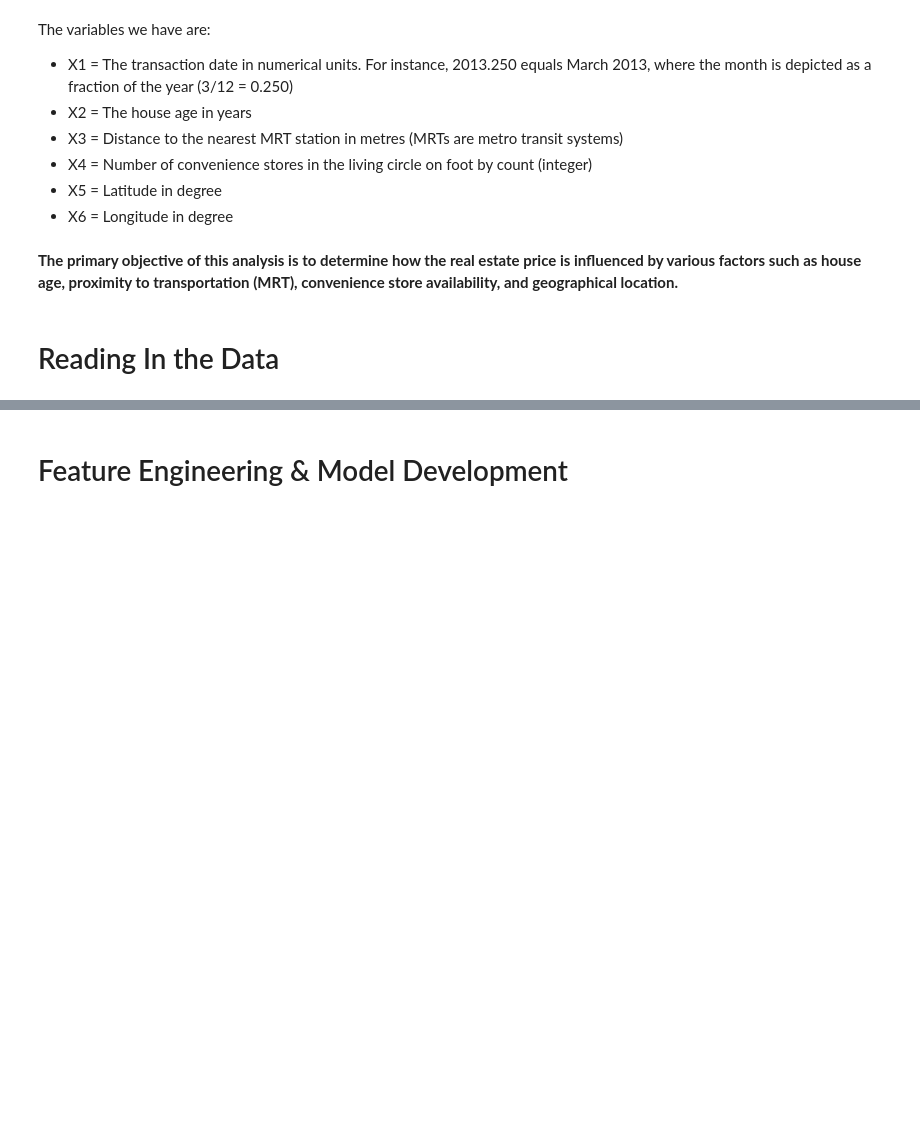
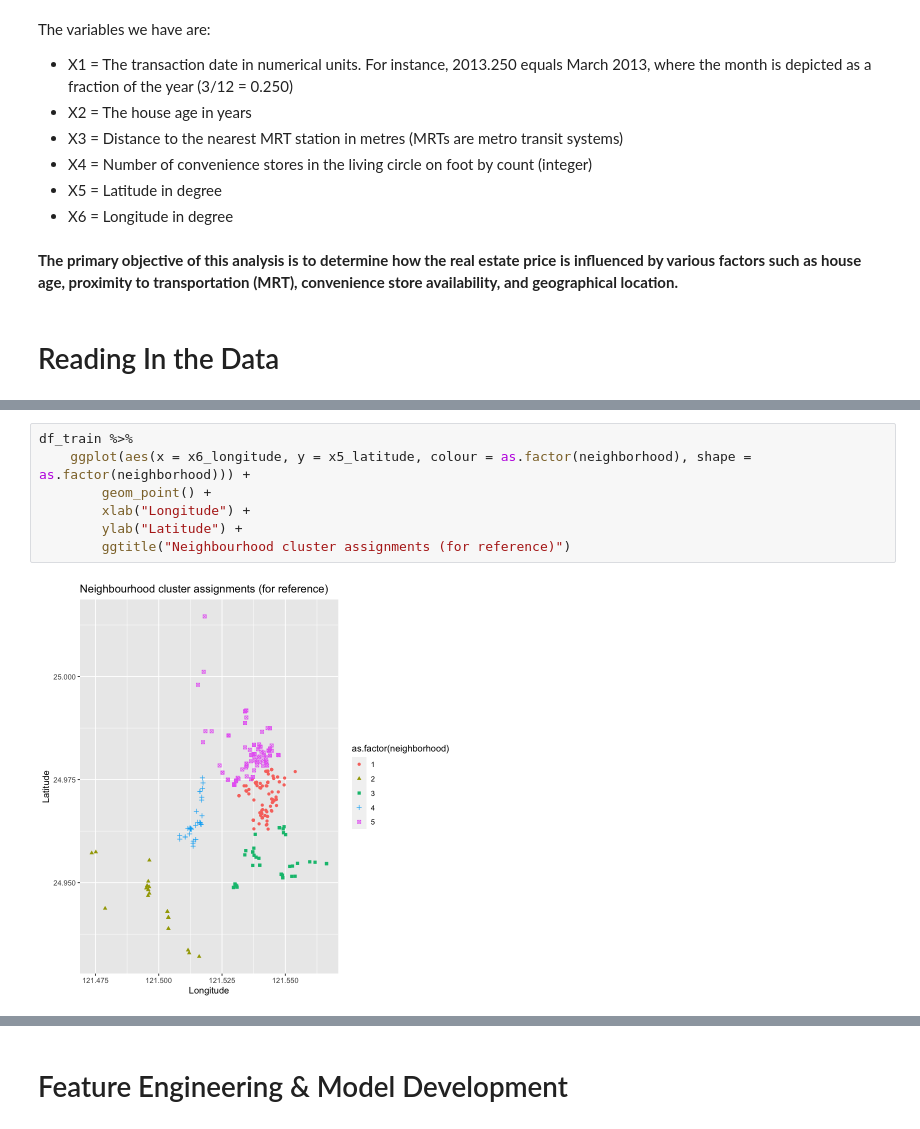
Before and after one commit to calvingdu/stat306-c3-project, a Jupyter notebook: project.ipynb, the cells around one changed output, grey strips where cells are left out. Saved outputs shown, nothing was run; the diff lists cells and outputs as text; blank space fills up the shorter version.

```diff
--- a/project.ipynb
+++ b/project.ipynb
@@ -40,0 +125,9 @@ A tibble: 6 × 8
+# %%
+df_train %>%
+    ggplot(aes(x = x6_longitude, y = x5_latitude, colour = as.factor(neighborhood), shape = as.factor(neighborhood))) +
+        geom_point() +
+        xlab("Longitude") +
+        ylab("Latitude") +
+        ggtitle("Neighbourhood cluster assignments (for reference)")
+# %% [output]
+[figure, added]
```
Also changed, not shown: parts of 25 cells of this notebook.
